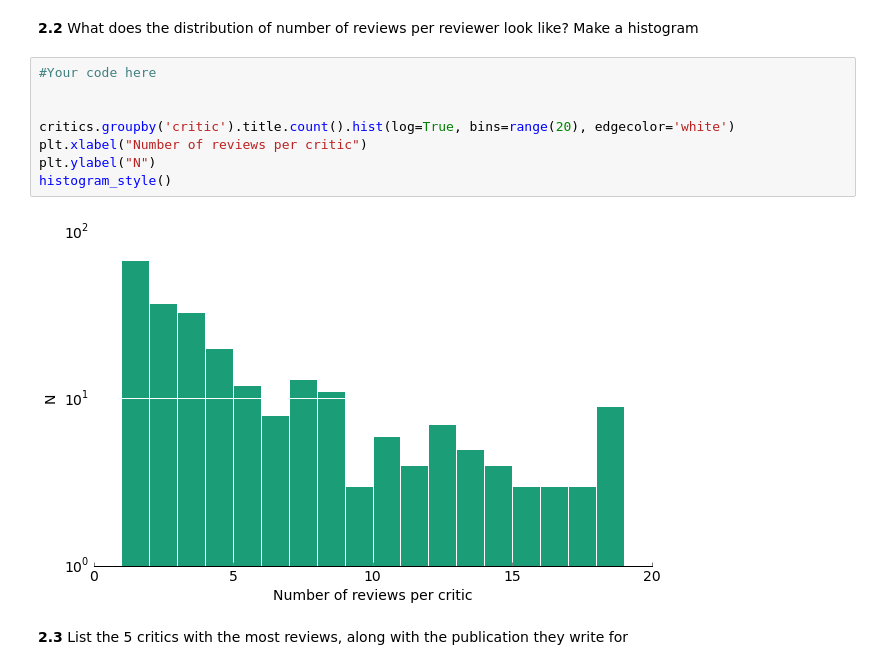
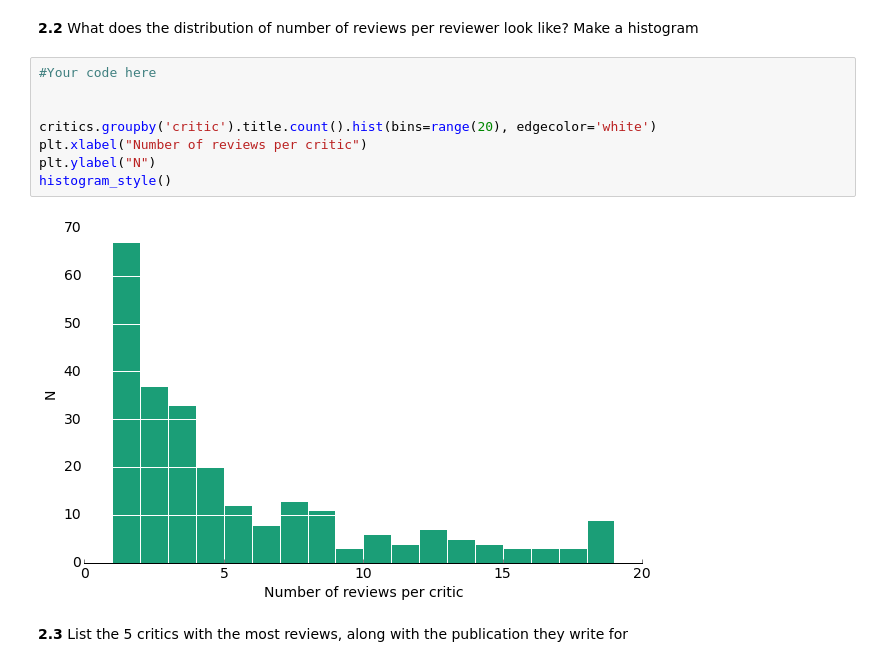
Before and after one commit to tiankanl/Sample, a Jupyter notebook: HW3.ipynb, the cells around one changed output. Drawn from its saved outputs; the diff is of its cells as text.

```diff
--- a/HW3.ipynb
+++ b/HW3.ipynb
@@ -377,13 +374,13 @@ histogram_style()
 # %%
 #Your code here
 
 
-critics.groupby('critic').title.count().hist(log=True, bins=range(20), edgecolor='white')
+critics.groupby('critic').title.count().hist(bins=range(20), edgecolor='white')
 plt.xlabel("Number of reviews per critic")
 plt.ylabel("N")
 histogram_style()
 # %% [output]
-[figure, old version]
+[figure, new version]
 # %% [markdown]
 **2.3** List the 5 critics with the most reviews, along with the publication they write for
 # %%
```
Also changed, not shown: parts of 11 cells of this notebook.
